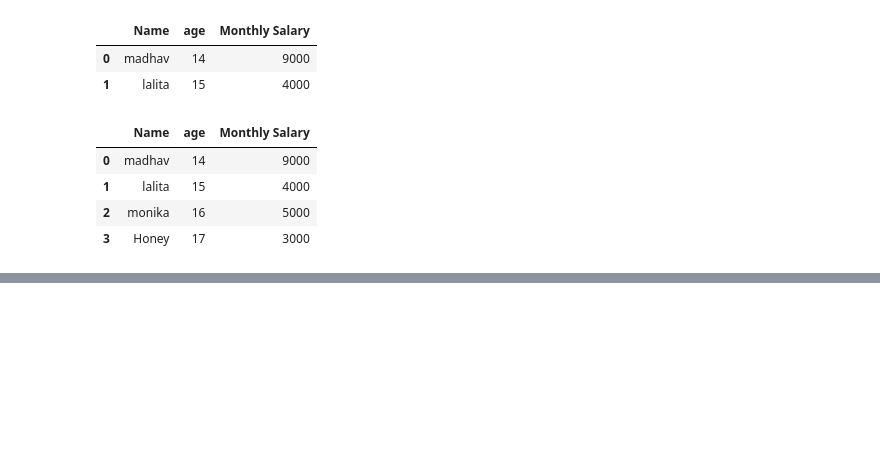
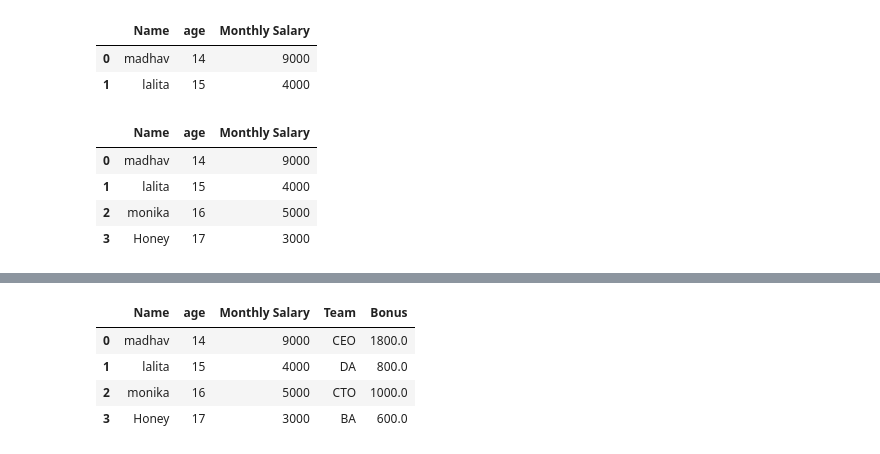
Before and after one commit to Monika0501/Python_practice, a Jupyter notebook: Untitled2.ipynb, the cells around one changed output, grey strips where cells are left out. Cells and saved outputs as stored; diff of their text form; code cells hidden in the pictures; blank space fills up the shorter version.

```diff
--- a/Untitled2.ipynb
+++ b/Untitled2.ipynb
@@ -190,0 +242,9 @@ df
+# %%
+df["Bonus"]=df["Monthly Salary"]*0.2
+df
+# %% [output]
+|  | Name | age | Monthly Salary | Team | Bonus |
+| 0 | madhav | 14 | 9000 | CEO | 1800.0 |
+| 1 | lalita | 15 | 4000 | DA | 800.0 |
+| 2 | monika | 16 | 5000 | CTO | 1000.0 |
+| 3 | Honey | 17 | 3000 | BA | 600.0 |
```
Also changed, not shown: parts of 13 cells of this notebook.
